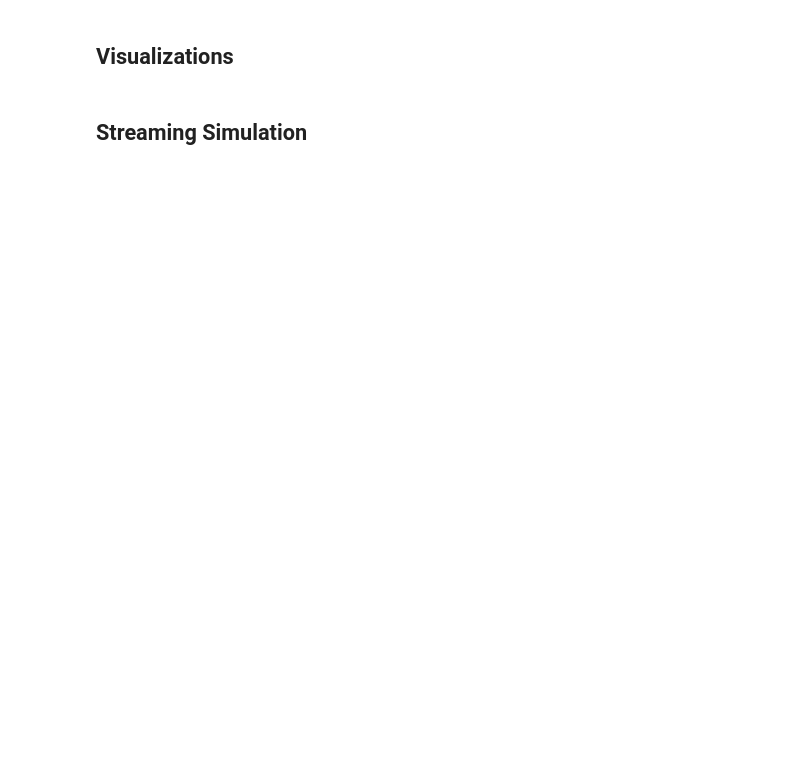
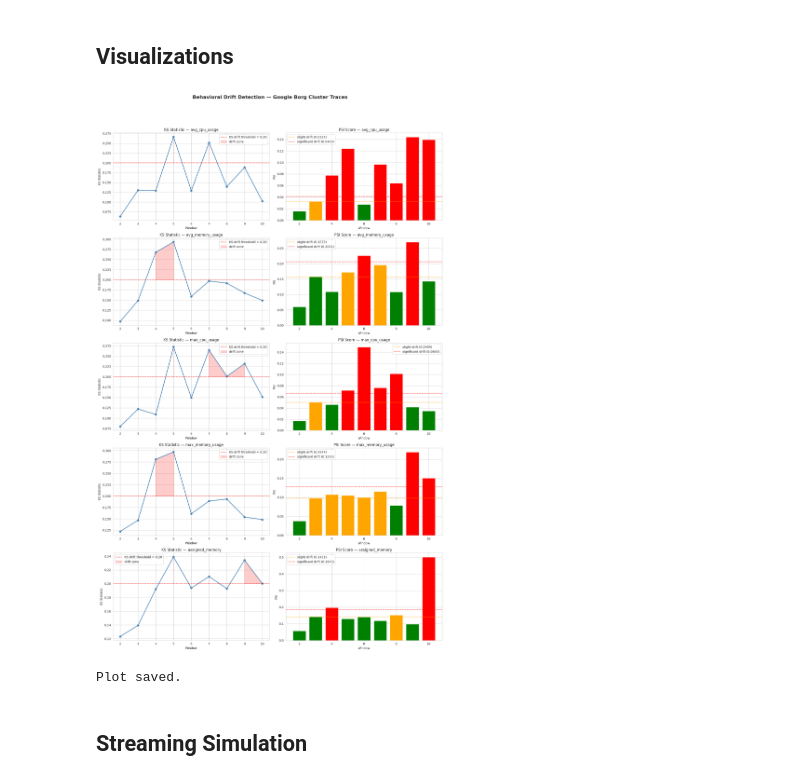
Before and after one commit to SuryaK5125/behavioral-drift-detection, a Jupyter notebook: behavioral_drift_detection.ipynb, the cells around one changed output. Cells and saved outputs as stored; diff of their text form; code cells hidden in the pictures; blank space fills up the shorter version.

```diff
--- a/behavioral_drift_detection.ipynb
+++ b/behavioral_drift_detection.ipynb
@@ -432,37 +658,42 @@ for i, metric in enumerate(metrics):
     metric_ks = ks_df[ks_df["metric"] == metric]
     axes[i, 0].plot(metric_ks["window"], metric_ks["ks_statistic"],
                      marker='o', color='steelblue', linewidth=2)
     axes[i, 0].axhline(y=0.20, color='red', linestyle='--',
                     label='KS drift threshold = 0.20', alpha=0.7)
     axes[i, 0].fill_between(metric_ks["window"], metric_ks["ks_statistic"],
                           0.20, where=metric_ks["ks_statistic"] > 0.20,
                           alpha=0.2, color='red', label='drift zone')
     axes[i, 0].set_title(f"KS Statistic — {metric}")
     axes[i, 0].set_xlabel("Window")
     axes[i, 0].set_ylabel("KS Statistic")
     axes[i, 0].legend()
 
     # PSI over windows
     metric_psi = psi_df[psi_df["metric"] == metric]
     colors = ['green' if x == 'none' else 'orange' if x == 'slight' else 'red'
               for x in metric_psi["drift_level"]]
     axes[i, 1].bar(metric_psi["window"], metric_psi["psi"], color=colors)
-    axes[i, 1].axhline(y=0.1, color='orange', linestyle='--',
-                        label='slight drift (0.1)', alpha=0.7)
-    axes[i, 1].axhline(y=0.2, color='red', linestyle='--',
-                        label='significant drift (0.2)', alpha=0.7)
+    slight = dynamic_thresholds[metric]['slight']
+    sig = dynamic_thresholds[metric]['significant']
+    axes[i, 1].axhline(y=slight, color='orange', linestyle='--',
+                    label=f'slight drift ({slight})', alpha=0.7)
+    axes[i, 1].axhline(y=sig, color='red', linestyle='--',
+                    label=f'significant drift ({sig})', alpha=0.7)
     axes[i, 1].set_title(f"PSI Score — {metric}")
     axes[i, 1].set_xlabel("Window")
     axes[i, 1].set_ylabel("PSI")
     axes[i, 1].legend()
 
 plt.suptitle("Behavioral Drift Detection — Google Borg Cluster Traces",
              fontsize=16, fontweight='bold', y=1.02)
 
 plt.tight_layout(rect=[0, 0, 1, 0.98])
 plt.savefig("drift_detection_results.png", dpi=150, bbox_inches='tight')
 plt.show()
 print("Plot saved.")
+# %% [output]
+[figure, added]
+Plot saved.
 # %% [markdown]
 ## Streaming Simulation
 # %%
```
Also changed, not shown: parts of 21 cells of this notebook.
